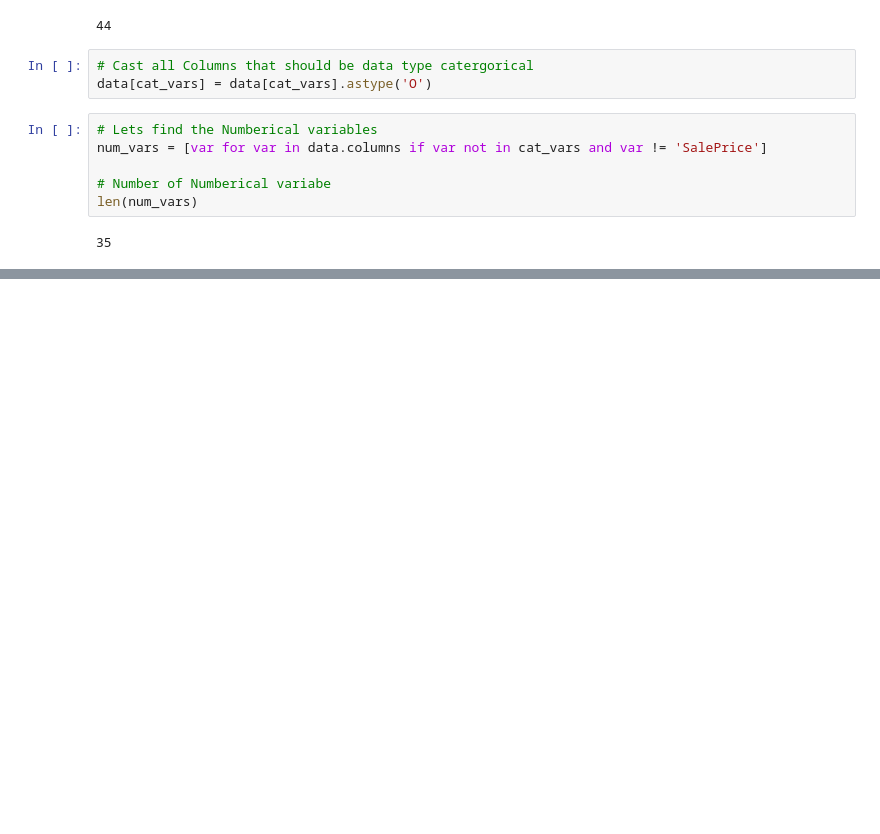
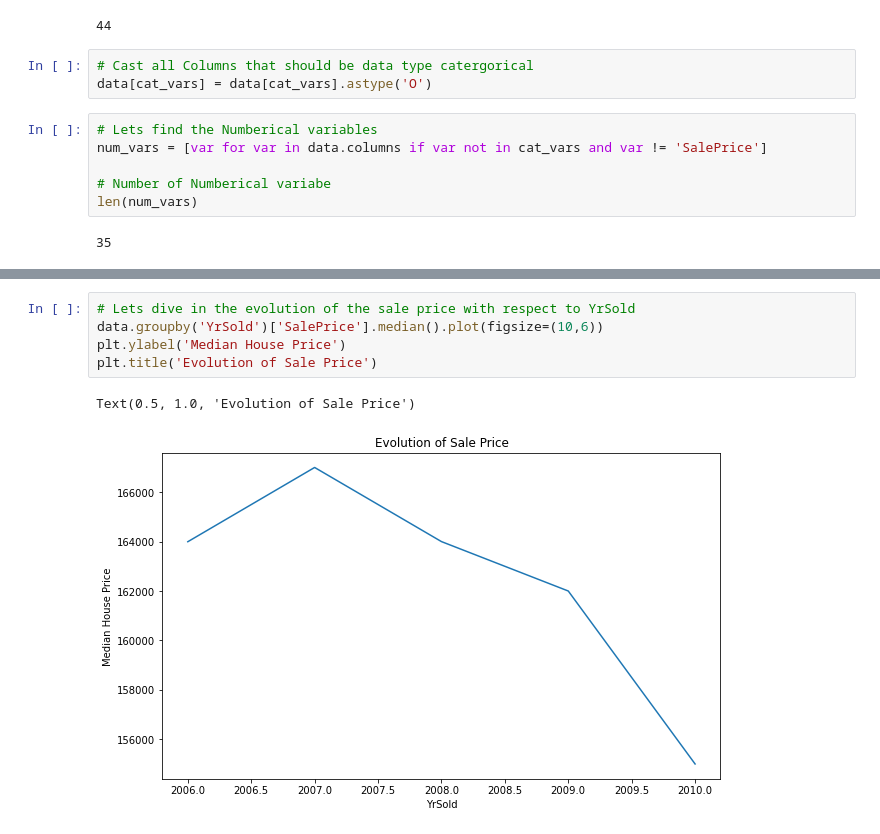
Before and after one commit to Eric-G-Romano/Housing_Price_Prediction_Model, a Jupyter notebook: Research_and_Development/01_HPPM_data_analysis.ipynb, the cells around one changed output, grey strips where cells are left out. Drawn from its saved outputs; the diff is of its cells as text; blank space fills up the shorter version.

```diff
--- a/Research_and_Development/01_HPPM_data_analysis.ipynb
+++ b/Research_and_Development/01_HPPM_data_analysis.ipynb
@@ -129,0 +332,8 @@ len(num_vars)
+# %%
+# Lets dive in the evolution of the sale price with respect to YrSold
+data.groupby('YrSold')['SalePrice'].median().plot(figsize=(10,6))
+plt.ylabel('Median House Price')
+plt.title('Evolution of Sale Price')
+# %% [output]
+Text(0.5, 1.0, 'Evolution of Sale Price')
+[figure, added]
```
Also changed, not shown: parts of 19 cells of this notebook.
